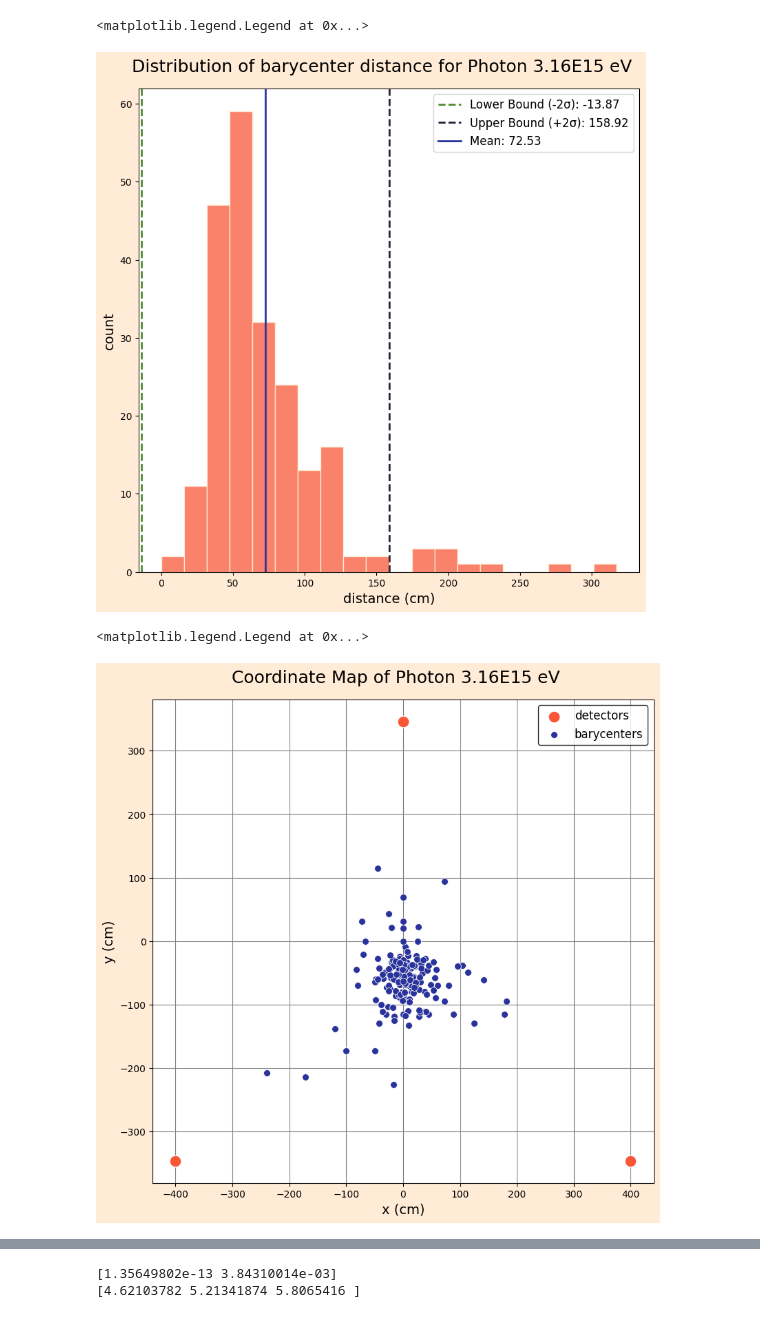
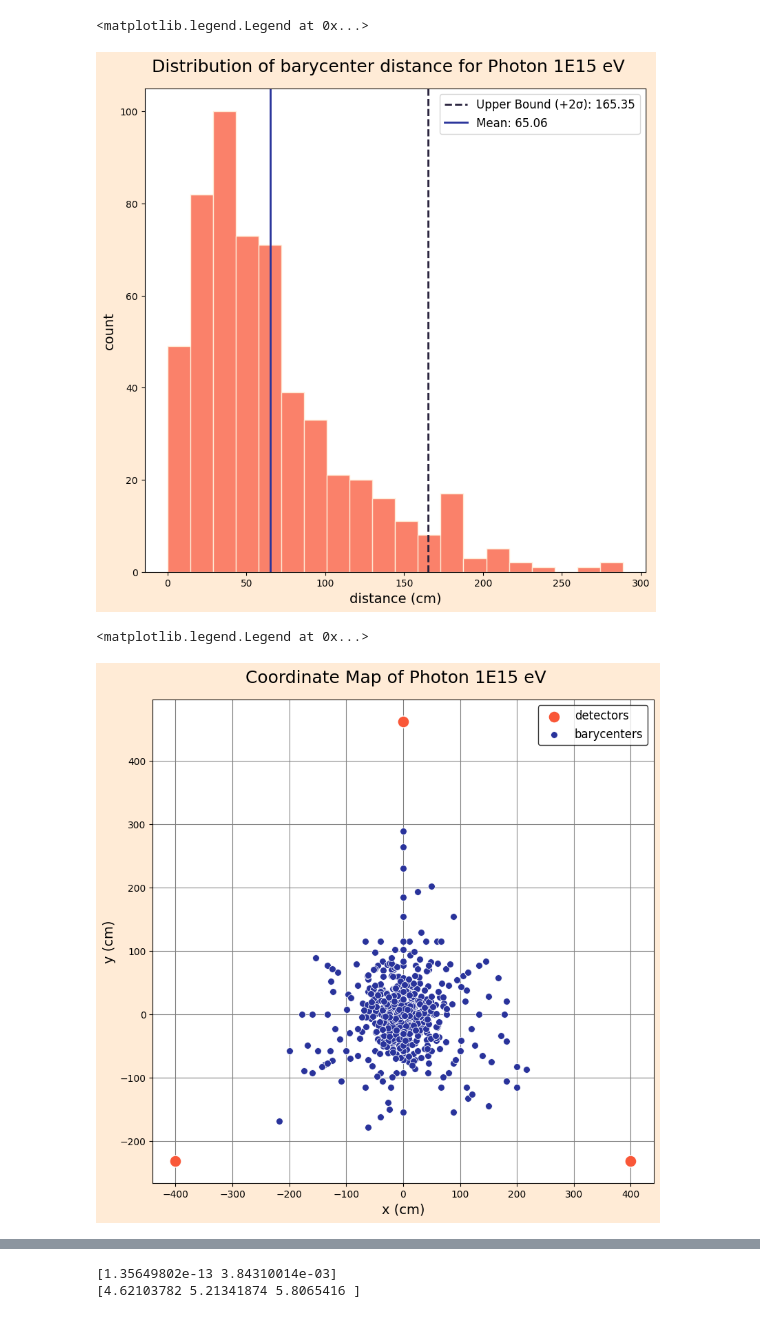
Before and after one commit to lucas-orfei/mestrado, a Jupyter notebook: array_3det.ipynb, the cells around one changed output, grey strips where cells are left out. Drawn from its saved outputs; the diff is of its cells as text; code cells hidden in the pictures.

```diff
--- a/array_3det.ipynb
+++ b/array_3det.ipynb
@@ -9,7 +8,7 @@ from scipy.optimize import curve_fit
 import re
 import math
 # %%
-caminho_arquivo = "tratados_3det/photon/photon3.16E15"
+caminho_arquivo = "tratados_3det/photon/photon1E15"
 
 def processar_arquivo(nome_arquivo):
     # Listas para armazenar as detecções por tipo de partícula e por detector
@@ -110,8 +109,8 @@ name
 # %%
 # Posição dos tanques
-x1 = [0,346]
-x2 = [-400,-346]
-x3 = [400,-346]
+x1 = [0, 800/np.sqrt(3)]
+x2 = [-400, -400/np.sqrt(3)]
+x3 = [400, -400/np.sqrt(3)]
 
 # Distância dos tanques em relação ao centro
 r1 = (x1[0]**2+x1[1]**2)**0.5
@@ -259,9 +248,9 @@ shape: (218, 16)
 # %%
-r_0 = 7800
+r0 = 7800
 
 # Função para o ajuste
 def model(r, C, s, r0):
-    return C * (r**-s) / (r0**2)
+    return C * ((r/r0)**s) / (r0**2)
 
 # Função para ajustar e encontrar C
 def find_C(row):
@@ -271,7 +260,7 @@ def find_C(row):
     s = row["s_mean"]
 
     popt, _ = curve_fit(
-        lambda r, C: model(r, C, s, r_0),
+        lambda r, C: model(r, C, s, r0),
         r_values,
         rho_values,
         p0=[10000.0]   # Valor inicial para C
@@ -286,9 +275,9 @@ df = df.with_columns(
 )
 
 df = df.with_columns([
-    (pl.col("rho1") * r_0**2 * pl.col("r1_b")**pl.col("s_mean")).alias("C1"),
-    (pl.col("rho2") * r_0**2 * pl.col("r2_b")**pl.col("s_mean")).alias("C2"),
-    (pl.col("rho3") * r_0**2 * pl.col("r3_b")**pl.col("s_mean")).alias("C3")
+    (pl.col("rho1") * r0**2 * pl.col("r1_b")**pl.col("s_mean")).alias("C1"),
+    (pl.col("rho2") * r0**2 * pl.col("r2_b")**pl.col("s_mean")).alias("C2"),
+    (pl.col("rho3") * r0**2 * pl.col("r3_b")**pl.col("s_mean")).alias("C3")
 ])
 
 df = df.with_columns(
@@ -365,31 +392,31 @@ parameters_df
 # %%
 fig, ax = plt.subplots(1, 1, figsize = (8, 8), facecolor = '#FFEBD6')
 fig.suptitle('Distribution of barycenter distance for ' + str(name) + ' eV', size = 18)
 fig.tight_layout()
 
 # Calcula a média e o desvio padrão dos dados
 mean = df['r_b'].mean()
 std = df['r_b'].std()
 
 # Determina os limites de 2 sigma
-lower_bound = mean - 2 * std
+#lower_bound = mean - 2 * std
 upper_bound = mean + 2 * std
 
 sns.histplot(df, x = df['r_b'], ax = ax, color = '#F95738', edgecolor = '#FFEBD6', bins = 20)
 
 # Adiciona linhas verticais para os limites de 2 sigma
-ax.axvline(lower_bound, color='#548C2F', linestyle='--', linewidth=2, label=f'Lower Bound (-2σ): {lower_bound:.2f}')
+#ax.axvline(lower_bound, color='#548C2F', linestyle='--', linewidth=2, label=f'Lower Bound (-2σ): {lower_bound:.2f}')
 ax.axvline(upper_bound, color='#27213C', linestyle='--', linewidth=2, label=f'Upper Bound (+2σ): {upper_bound:.2f}')
 ax.axvline(mean, color='#29339B', linestyle='-', linewidth=2, label=f'Mean: {mean:.2f}')
 
 # Personaliza o eixo e a legenda
 ax.set_xlabel('distance (cm)', size=14)
 ax.set_ylabel('count', size=14)
 ax.legend(loc='upper right', fontsize=12)
 #plt.savefig('plots/' + name.split(' ')[0].lower() + '/barycenter_' + caminho_arquivo.split('/')[-1] + '.png', bbox_inches = 'tight')
 # %% [output]
 <matplotlib.legend.Legend at 0x...>
-[figure, old version]
+[figure, new version]
 # %%
 fig, ax = plt.subplots(1, 1, figsize = (8, 8), facecolor = '#FFEBD6')
 fig.suptitle('Coordinate Map of ' + str(name) + ' eV', size = 18)
@@ -410,7 +437,7 @@ ax.legend(['detectors', 'barycenters'], edgecolor = 'black', fontsize = 12, loc
 #plt.savefig('plots/' + name.split(' ')[0].lower() +'/map_'+ caminho_arquivo.split('/')[-1] + '.png',bbox_inches = 'tight')
 # %% [output]
 <matplotlib.legend.Legend at 0x...>
-[figure, old version]
+[figure, new version]
 # %%
 # Plot dos tanques
 #fig, ax = plt.subplots(1, 1, figsize = (8, 8), facecolor = '#FFEBD6')
```
Also changed, not shown: parts of 20 cells of this notebook, 1 other file.
